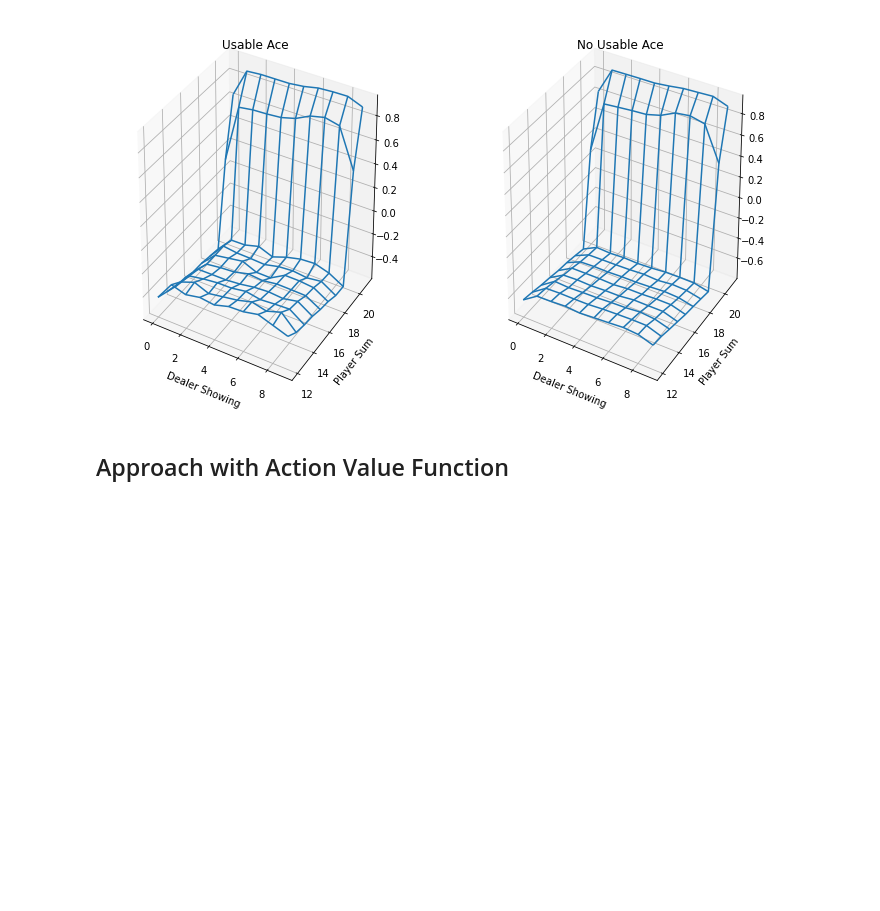
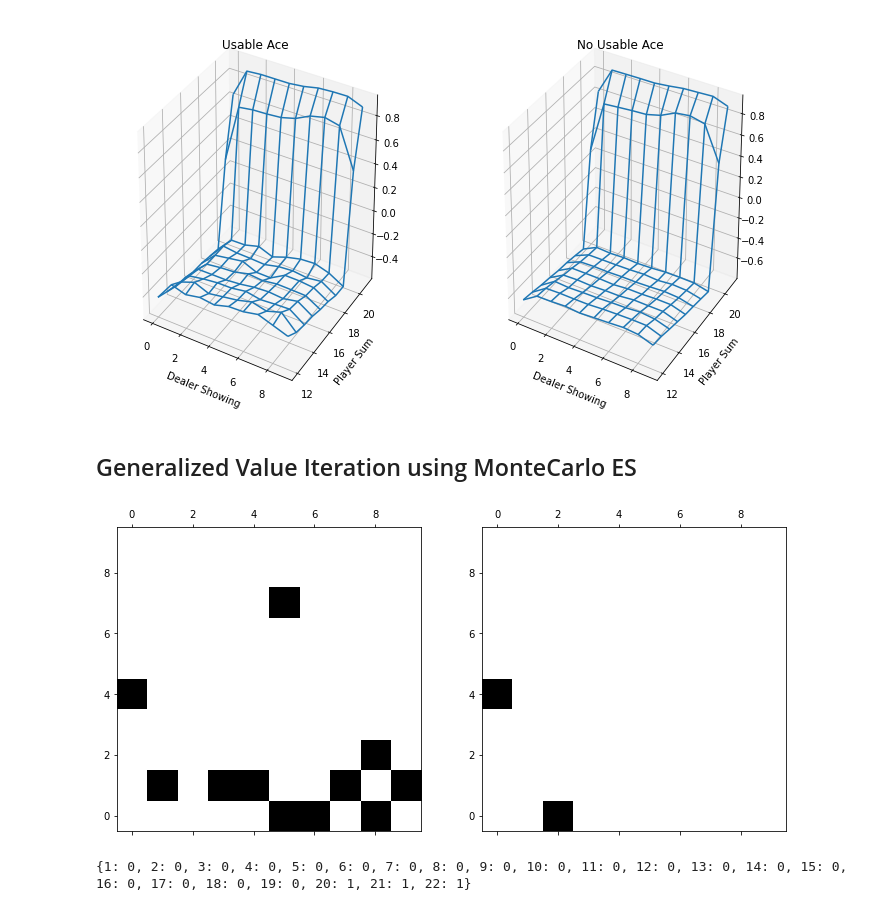
Before and after one commit to chandrusuresh/ReinforcementLearning, a Jupyter notebook: Ch5-MonteCarloMethods/Blackjack.ipynb, the cells around one changed output. Cells and saved outputs as stored; diff of their text form; code cells hidden in the pictures; blank space fills up the shorter version.

Commit message:
Updated with the MonteCarlo ES algorithm. Solution is incomplete

```diff
--- a/Ch5-MonteCarloMethods/Blackjack.ipynb
+++ b/Ch5-MonteCarloMethods/Blackjack.ipynb
@@ -55,7 +59,7 @@ prob_cards[-1] = 1-np.sum(prob_cards[:-1])
 draw_distribution = stats.rv_discrete(name='custm', values=(cards, prob_cards))
 
 val_func = np.zeros((2,10,10))
-val_count = np.zeros((2,10,10),dtype=int)
+val_count = np.zeros((2,10,10))
 
 max_score = 22
 def make_policy(stick):
@@ -118,7 +122,7 @@ def simulate_turn(draw_distribution,current,pi):
     final_sum = min(max_score,np.sum(hand))
   return final_sum,hand
 
-def simulate_game(draw_distribution,pi_dealer,pi_player,firstVisit=True):
+def simulate_game(draw_distribution,pi_dealer,pi_player):
   player_cards = []
   for i in range(2):
     player_cards = checkUsableAce(player_cards,card_draw(draw_distribution,1)[0])
@@ -163,6 +167,7 @@ if load_result:
   mat_dict = sio.loadmat("/content/gdrive/My Drive/Colab Notebooks/Blackjack.mat")
   val_func = mat_dict['val_func']
   val_count = mat_dict['val_count']
+  num_trials = mat_dict['num_trials']
 else:
   num_trials = 5000000
   for i in range(num_trials):
@@ -183,5 +188,7 @@ for i in range(2):
   # ax.view_init(elev=50., azim=-60)
 # %% [output]
 [figure]
-# %% [markdown]
-## Approach with Action Value Function
+# %% [markdown]
+## Generalized Value Iteration using MonteCarlo ES
+# %%
+pi_player_action = [make_policy(20),make_policy(20)]
@@ -187,0 +289,32 @@ for i in range(2):
+# %%
+load_result = False
+if load_result:
+  mat_dict = sio.loadmat("/content/gdrive/My Drive/Colab Notebooks/Blackjack.mat")
+  action_val_func = mat_dict['action_val_func']
+  action_val_count = mat_dict['action_val_count']
+else:
+  num_trials = 100000
+  pi_player_current = make_action_policy(20)
+  for i in range(num_trials):
+    row = simulate_game_wAction(draw_distribution,pi_dealer,pi_player_current)
+    usableAce = False
+    if row == 0:
+      usableAce = True
+    # print("Starting policy Improvement!")
+    pi_player_new = improve_policy(pi_player_current,usableAce)
+    for i in range(len(pi_player_action)):
+      pi_player_current[i] = pi_player_new[i].copy()
+  # sio.savemat("/content/gdrive/My Drive/Colab Notebooks/Blackjack.mat",{'val_func':val_func,'val_count':val_count,'num_trials':num_trials,'action_val_func':action_val_func,'action_val_count':action_val_count,})
+# %%
+fig = plt.figure(figsize=(12,7))
+for i in range(2):
+  ax = fig.add_subplot(1, 2, i+1)
+  ax.matshow(pi_player_current[i,:,:],cmap='binary')
+  ax.invert_yaxis()
+# print(pi_player_current[0,:,:])
+# %% [output]
+[figure, added]
+# %%
+print(pi_player)
+# %% [output]
+{1: 0, 2: 0, 3: 0, 4: 0, 5: 0, 6: 0, 7: 0, 8: 0, 9: 0, 10: 0, 11: 0, 12: 0, 13: 0, 14: 0, 15: 0, 16: 0, 17: 0, 18: 0, 19: 0, 20: 1, 21: 1, 22: 1}
```
Also changed, not shown: parts of 2 cells of this notebook.
